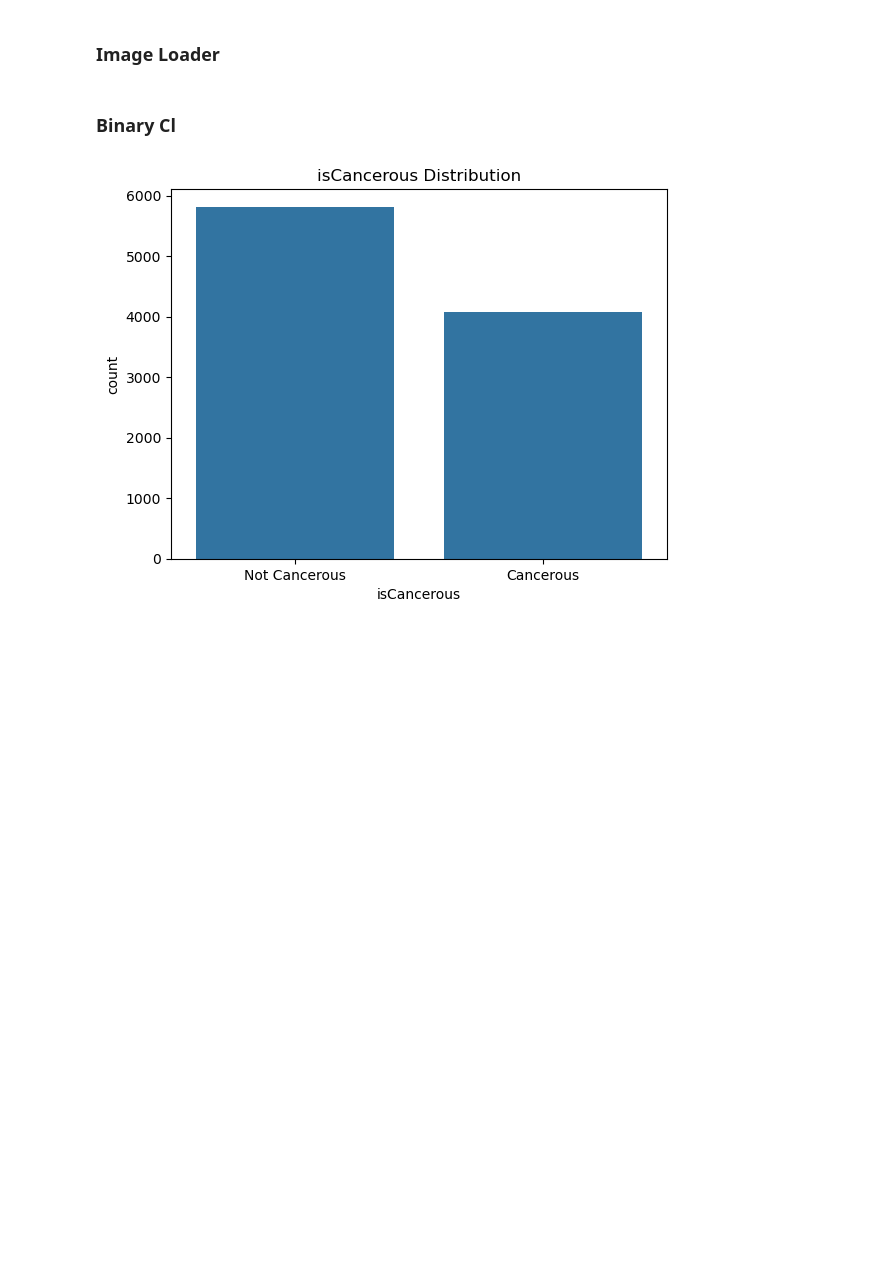
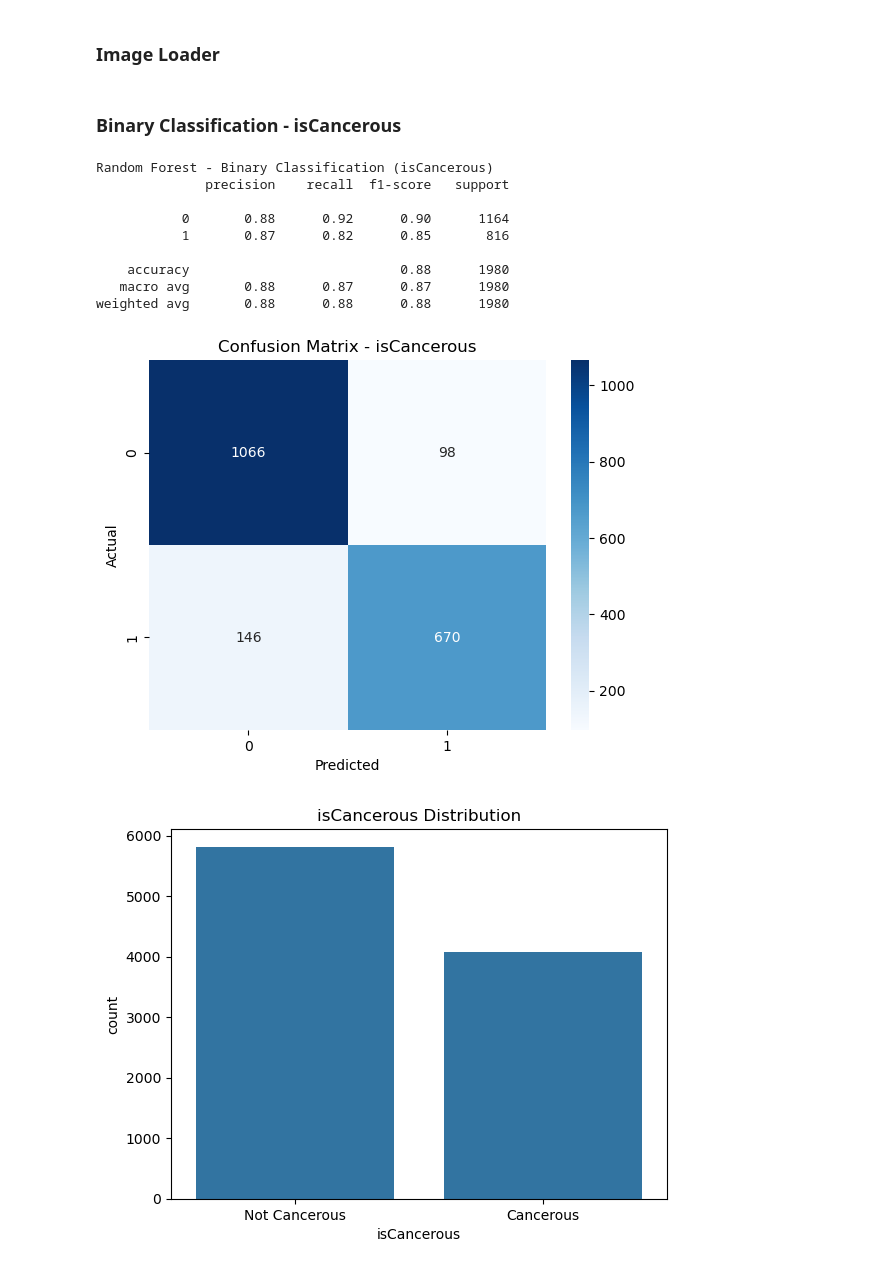
Before and after one commit to aryabad/ML_A2, a Jupyter notebook: ML_A2_95.ipynb, the cells around one changed output. Saved outputs shown, nothing was run; the diff lists cells and outputs as text; code cells hidden in the pictures; blank space fills up the shorter version.

Commit message:
binary classification iscancerous

```diff
--- a/ML_A2_95.ipynb
+++ b/ML_A2_95.ipynb
@@ -101,7 +101,39 @@ def load_images(df, label_col, image_col='ImageName', image_dir=IMAGE_DIR):
             y.append(row[label_col])
     return np.array(X), np.array(y)
 # %% [markdown]
-### Binary Cl
+### Binary Classification - isCancerous
+# %%
+X_cancer, y_cancer = load_images(main_data, label_col='isCancerous')
+image_names = main_data['ImageName'].values
+# %%
+# Train/Test split
+X_train_c, X_test_c, y_train_c, y_test_c, name_train, name_test = train_test_split(
+    X_cancer, y_cancer, image_names, test_size=0.2, stratify=y_cancer, random_state=42)
+# %%
+# Train Random Forest
+rf_model = RandomForestClassifier(n_estimators=100, random_state=42)
+rf_model.fit(X_train_c, y_train_c)
+y_pred_c = rf_model.predict(X_test_c)
+# %%
+# Evaluation
+print("Random Forest - Binary Classification (isCancerous)")
+print(classification_report(y_test_c, y_pred_c))
+sns.heatmap(confusion_matrix(y_test_c, y_pred_c), annot=True, fmt='d', cmap='Blues')
+plt.title("Confusion Matrix - isCancerous")
+plt.xlabel("Predicted")
+plt.ylabel("Actual")
+plt.show()
+# %% [output]
+Random Forest - Binary Classification (isCancerous)
+              precision    recall  f1-score   support
+
+           0       0.88      0.92      0.90      1164
+           1       0.87      0.82      0.85       816
+
+    accuracy                           0.88      1980
+   macro avg       0.88      0.87      0.87      1980
+weighted avg       0.88      0.88      0.88      1980
+[figure, added]
 # %%
 # Cancerous class distribution
 sns.countplot(data=main_data, x='isCancerous')
```
